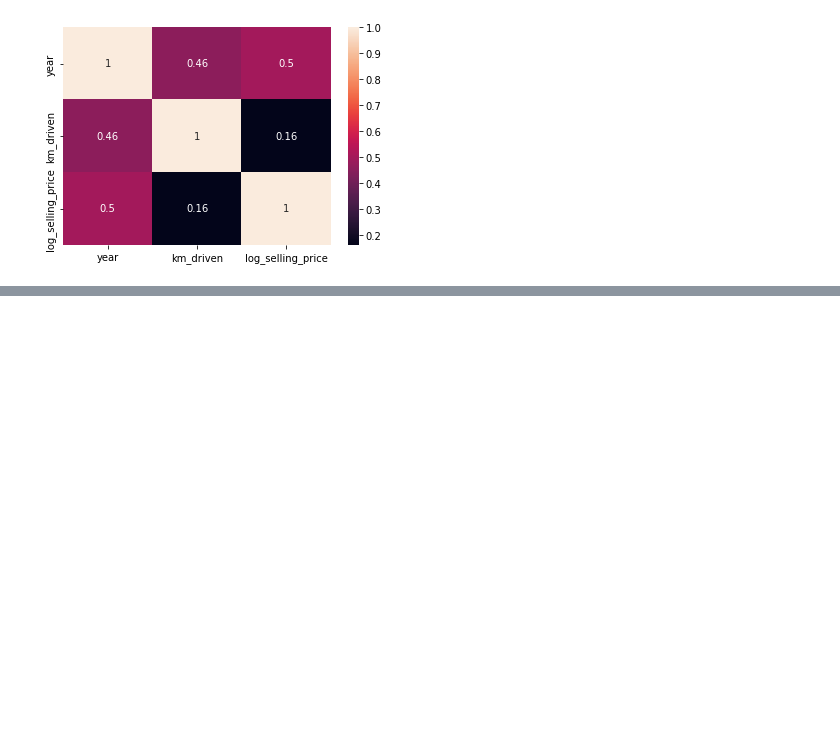
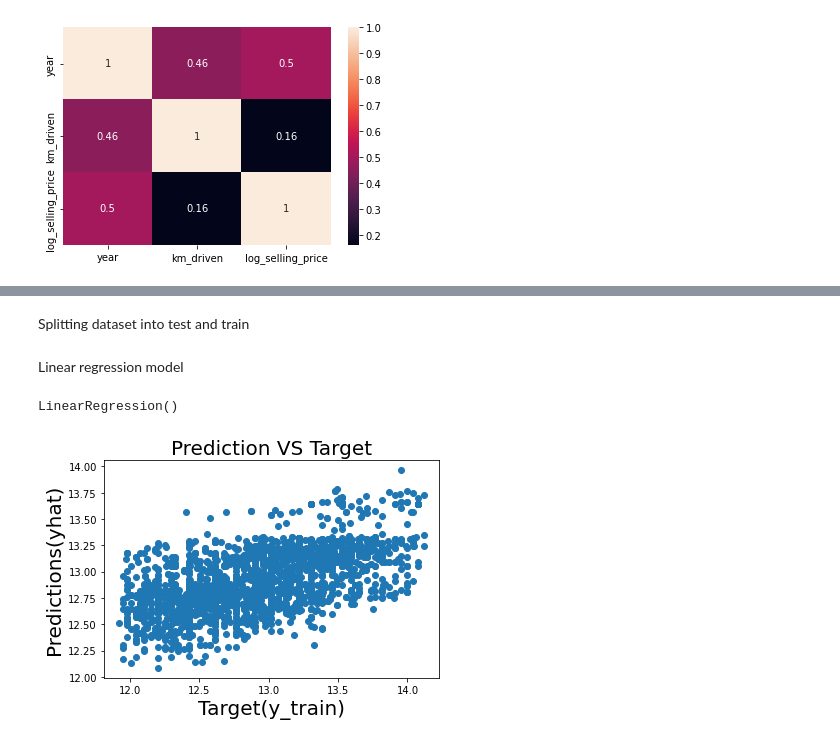
Before and after one commit to Rahul2661998/Capstone-Project-Ted-Talk-Views-Prediction-, a Jupyter notebook: Self_Project_Linear_Regression_(Car_Dekho).ipynb, the cells around one changed output, grey strips where cells are left out. Cells and saved outputs as stored; diff of their text form; code cells hidden in the pictures; blank space fills up the shorter version.

```diff
--- a/Self_Project_Linear_Regression_(Car_Dekho).ipynb
+++ b/Self_Project_Linear_Regression_(Car_Dekho).ipynb
@@ -193,0 +246,25 @@ sns.heatmap(np.abs(data[["year","km_driven","log_selling_price"]].corr()),annot=
+# %%
+scaler=StandardScaler()
+scaler.fit(input)
+input = scaler.transform(input)
+# %% [markdown]
+Splitting dataset into test and train
+# %%
+x_train,x_test,y_train,y_test=train_test_split(input,target, test_size=0.2,random_state=42)
+# %% [markdown]
+Linear regression model
+# %%
+reg=LinearRegression()
+reg.fit(x_train,y_train)
+# %% [output]
+LinearRegression()
+# %%
+yhat_train=reg.predict(x_train)
+# %%
+plt.scatter(y_train,yhat_train)
+plt.xlabel('Target(y_train)',fontsize=20)
+plt.ylabel('Predictions(yhat)',fontsize=20)
+plt.title('Prediction VS Target',fontsize=20)
+plt.show()
+# %% [output]
+[figure, added]
```
Also changed, not shown: parts of 33 cells of this notebook.
